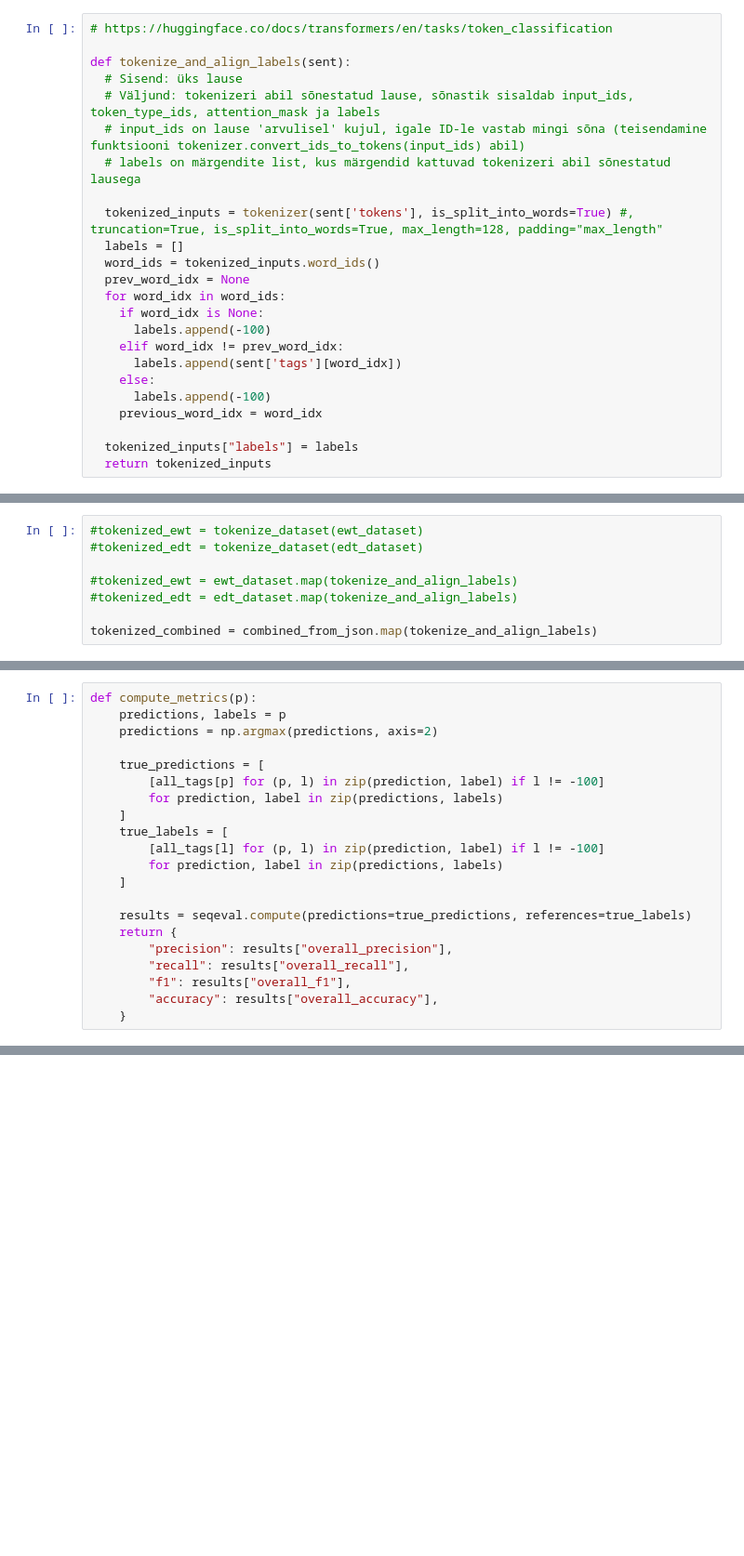
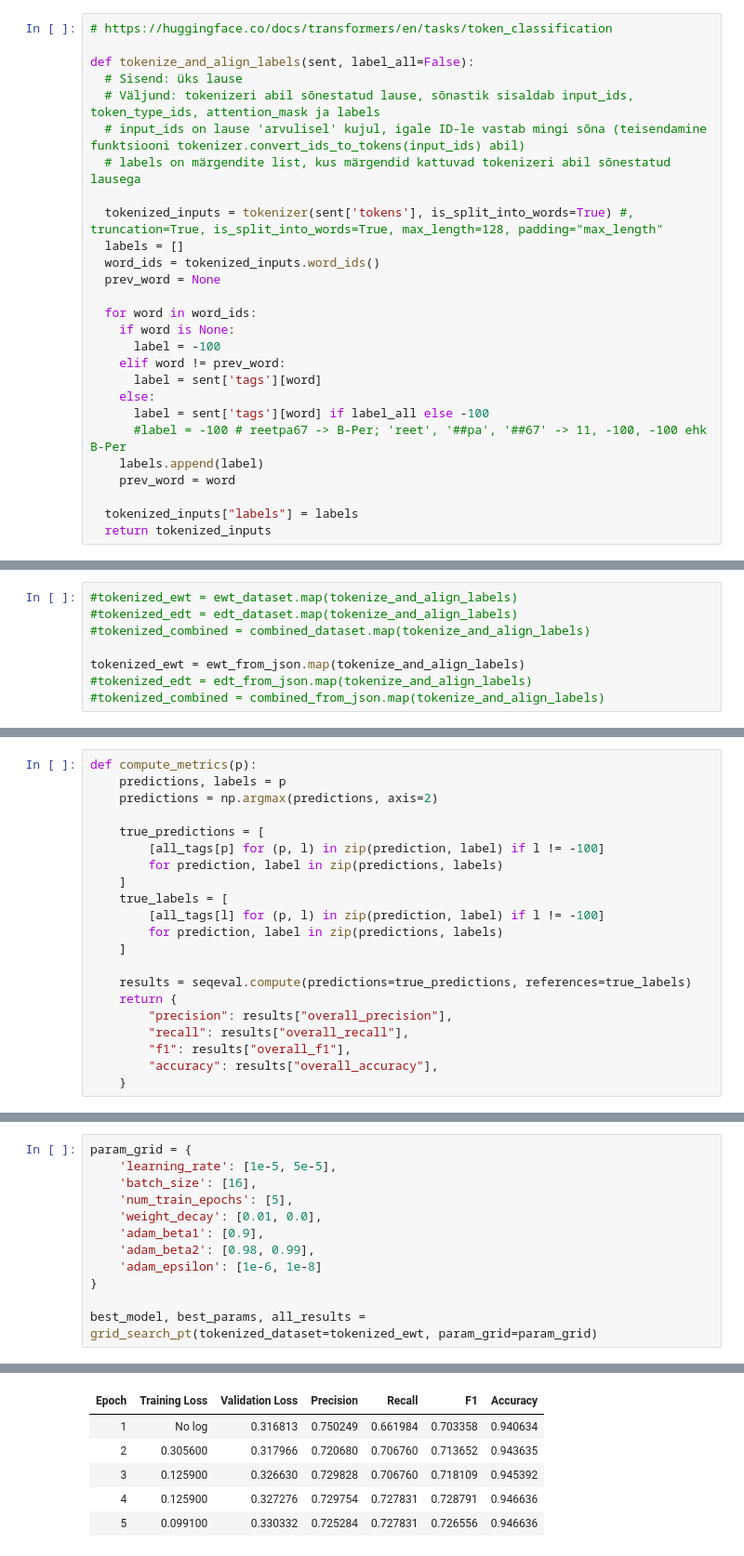
Before and after one commit to martinkivisikk/ner_thesis, a Jupyter notebook: finetune_ner.ipynb, the cells around one changed output, grey strips where cells are left out. Shown at 93% size. Saved outputs shown, nothing was run; the diff lists cells and outputs as text; blank space fills up the shorter version.

Commit message:
Grid search, testimine, märgendite align parandus

```diff
--- a/finetune_ner.ipynb
+++ b/finetune_ner.ipynb
@@ -314,7 +317,7 @@ Please note that authentication is recommended but still optional to access publ
 # %%
 # https://huggingface.co/docs/transformers/en/tasks/token_classification
 
-def tokenize_and_align_labels(sent):
+def tokenize_and_align_labels(sent, label_all=False):
   # Sisend: üks lause
   # Väljund: tokenizeri abil sõnestatud lause, sõnastik sisaldab input_ids, token_type_ids, attention_mask ja labels
   # input_ids on lause 'arvulisel' kujul, igale ID-le vastab mingi sõna (teisendamine funktsiooni tokenizer.convert_ids_to_tokens(input_ids) abil)
@@ -323,15 +326,18 @@ def tokenize_and_align_labels(sent):
   tokenized_inputs = tokenizer(sent['tokens'], is_split_into_words=True) #, truncation=True, is_split_into_words=True, max_length=128, padding="max_length"
   labels = []
   word_ids = tokenized_inputs.word_ids()
-  prev_word_idx = None
-  for word_idx in word_ids:
-    if word_idx is None:
-      labels.append(-100)
-    elif word_idx != prev_word_idx:
-      labels.append(sent['tags'][word_idx])
+  prev_word = None
+
+  for word in word_ids:
+    if word is None:
+      label = -100
+    elif word != prev_word:
+      label = sent['tags'][word]
     else:
-      labels.append(-100)
-    previous_word_idx = word_idx
+      label = sent['tags'][word] if label_all else -100
+      #label = -100 # reetpa67 -> B-Per; 'reet', '##pa', '##67' -> 11, -100, -100 ehk B-Per
+    labels.append(label)
+    prev_word = word
 
   tokenized_inputs["labels"] = labels
   return tokenized_inputs
@@ -378,13 +389,13 @@ def tokenize_dataset(dataset_dict):
 
     return processed_dataset
 # %%
-#tokenized_ewt = tokenize_dataset(ewt_dataset)
-#tokenized_edt = tokenize_dataset(edt_dataset)
-
 #tokenized_ewt = ewt_dataset.map(tokenize_and_align_labels)
 #tokenized_edt = edt_dataset.map(tokenize_and_align_labels)
+#tokenized_combined = combined_dataset.map(tokenize_and_align_labels)
 
-tokenized_combined = combined_from_json.map(tokenize_and_align_labels)
+tokenized_ewt = ewt_from_json.map(tokenize_and_align_labels)
+#tokenized_edt = edt_from_json.map(tokenize_and_align_labels)
+#tokenized_combined = combined_from_json.map(tokenize_and_align_labels)
 # %%
 print(tokenized_ewt['train'])
 # %% [output]
@@ -565,0 +605,13 @@ Epoch 3/3
+# %%
+param_grid = {
+    'learning_rate': [1e-5, 5e-5],
+    'batch_size': [16],
+    'num_train_epochs': [5],
+    'weight_decay': [0.01, 0.0],
+    'adam_beta1': [0.9],
+    'adam_beta2': [0.98, 0.99],
+    'adam_epsilon': [1e-6, 1e-8]
+}
+
+best_model, best_params, all_results = grid_search_pt(tokenized_dataset=tokenized_ewt, param_grid=param_grid)
+# %% [output]
@@ -565,0 +623,6 @@ Epoch 3/3
+| Epoch | Training Loss | Validation Loss | Precision | Recall | F1 | Accuracy |
+| 1 | No log | 0.316813 | 0.750249 | 0.661984 | 0.703358 | 0.940634 |
+| 2 | 0.305600 | 0.317966 | 0.720680 | 0.706760 | 0.713652 | 0.943635 |
+| 3 | 0.125900 | 0.326630 | 0.729828 | 0.706760 | 0.718109 | 0.945392 |
+| 4 | 0.125900 | 0.327276 | 0.729754 | 0.727831 | 0.728791 | 0.946636 |
+| 5 | 0.099100 | 0.330332 | 0.725284 | 0.727831 | 0.726556 | 0.946636 |
```
Also changed, not shown: parts of 14 cells of this notebook.
